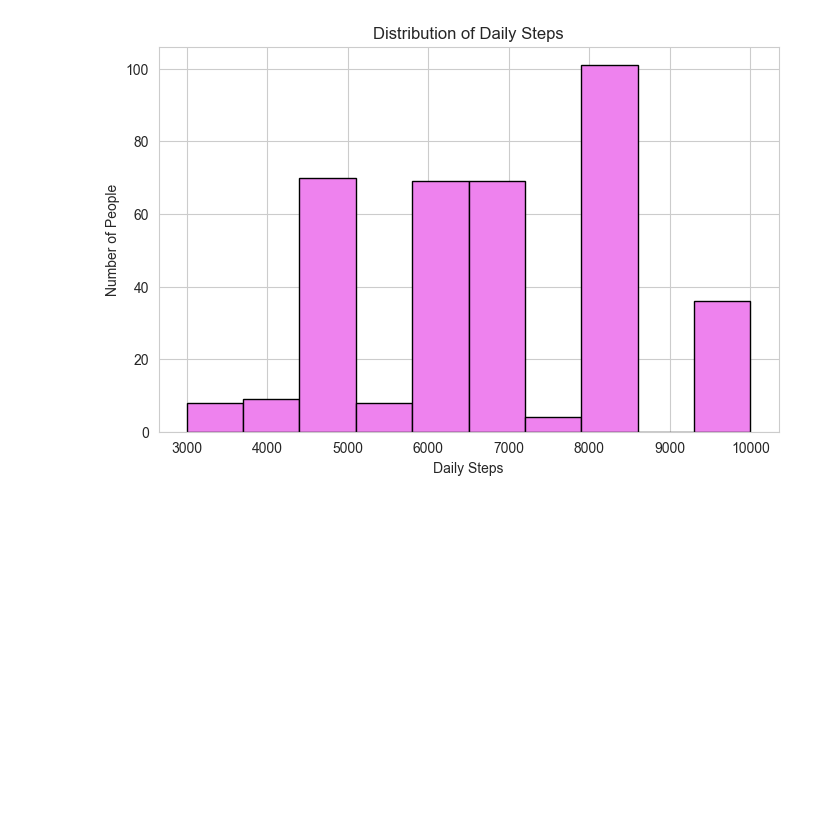
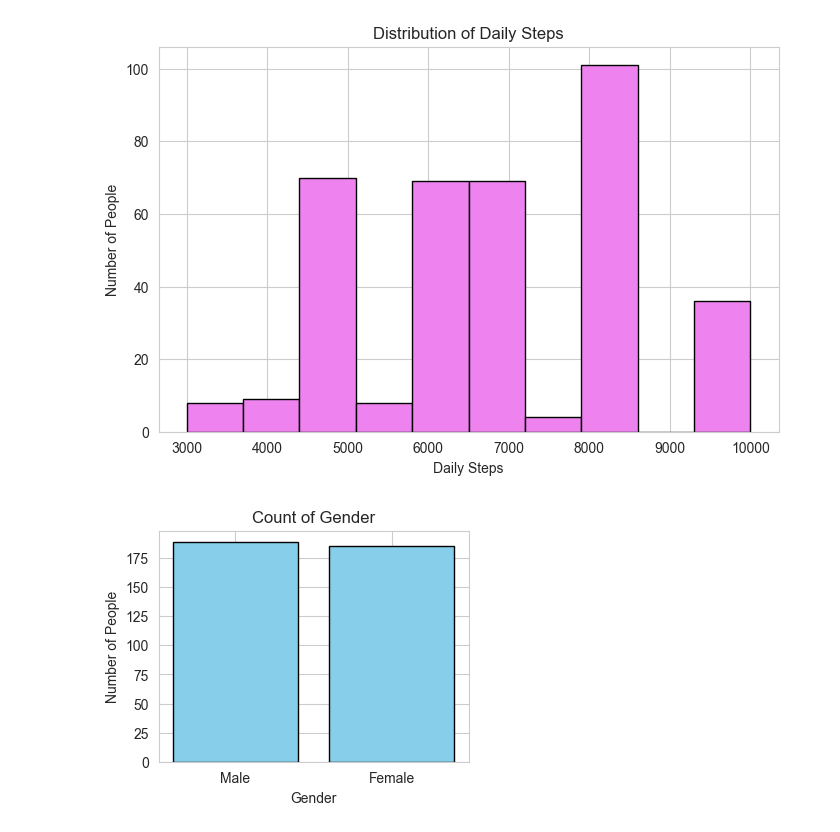
Before and after one commit to Harnoor0718/Data_Analytics, a Jupyter notebook: Summer Training/mini_project.ipynb, the cells around one changed output. Drawn from its saved outputs; the diff is of its cells as text; code cells hidden in the pictures; blank space fills up the shorter version.

```diff
--- a/Summer Training/mini_project.ipynb
+++ b/Summer Training/mini_project.ipynb
@@ -3,9 +3,6 @@ import pandas as pd
 import numpy as np
 import matplotlib.pyplot as plt
 import seaborn as sns
-# %%
-sns.set_style("whitegrid")
-plt.rcParams['figure.figsize'] = (8, 5)
 # %%
 df = pd.read_csv("Sleep_health_and_lifestyle_dataset.csv")
 df.head(5)
@@ -126,3 +123,13 @@ plt.ylabel("Number of People")
 plt.show()
 # %% [output]
 [figure]
+# %%
+gender_counts = df["Gender"].value_counts()
+plt.figure(figsize=(4,3))
+plt.bar(gender_counts.index, gender_counts.values, color="skyblue", edgecolor="black")
+plt.title("Count of Gender")
+plt.xlabel("Gender")
+plt.ylabel("Number of People")
+plt.show()
+# %% [output]
+[figure, added]
```
Also changed, not shown: parts of 12 cells of this notebook, 1 other file.
